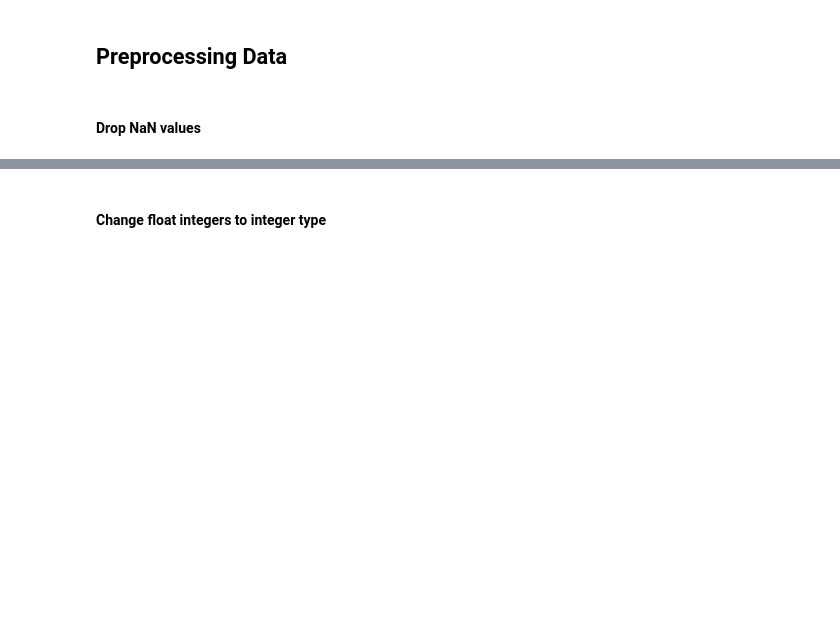
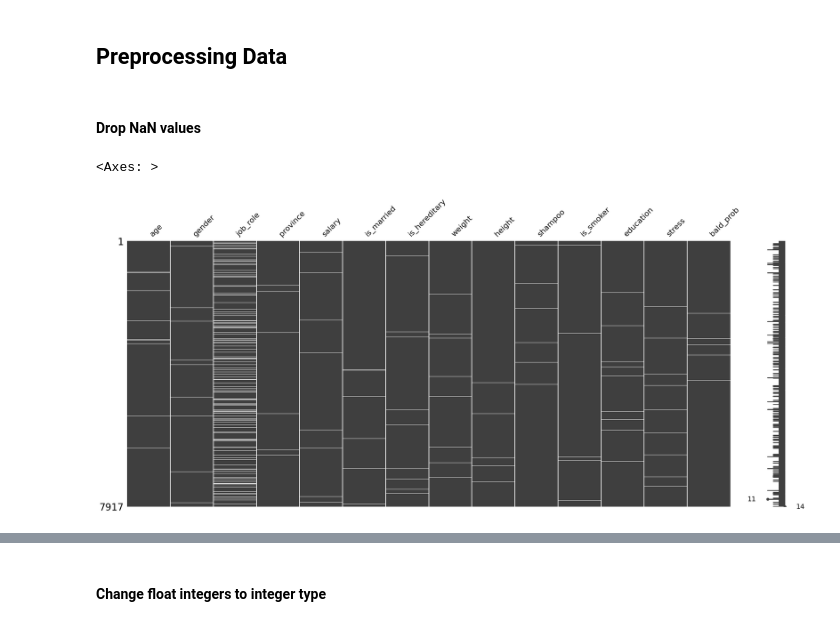
Before and after one commit to mvinorian/fp-pembelajaran-mesin, a Jupyter notebook: preprocessing.ipynb, the cells around one changed output, grey strips where cells are left out. Saved outputs shown, nothing was run; the diff lists cells and outputs as text; code cells hidden in the pictures; blank space fills up the shorter version.

```diff
--- a/preprocessing.ipynb
+++ b/preprocessing.ipynb
@@ -21,4 +22,9 @@ df = pd.read_csv(RAW_DATA)
 label_encoder = preprocessing.LabelEncoder()
 # %% [markdown]
 #### Drop NaN values
+# %%
+msno.matrix(df)
+# %% [output]
+<Axes: >
+[figure, added]
 # %%
```
Also changed, not shown: parts of 5 cells of this notebook, 2 other files.
